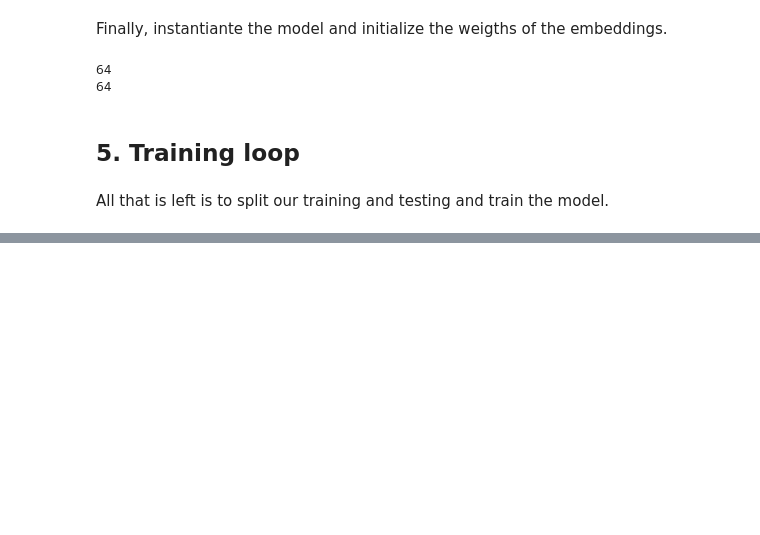
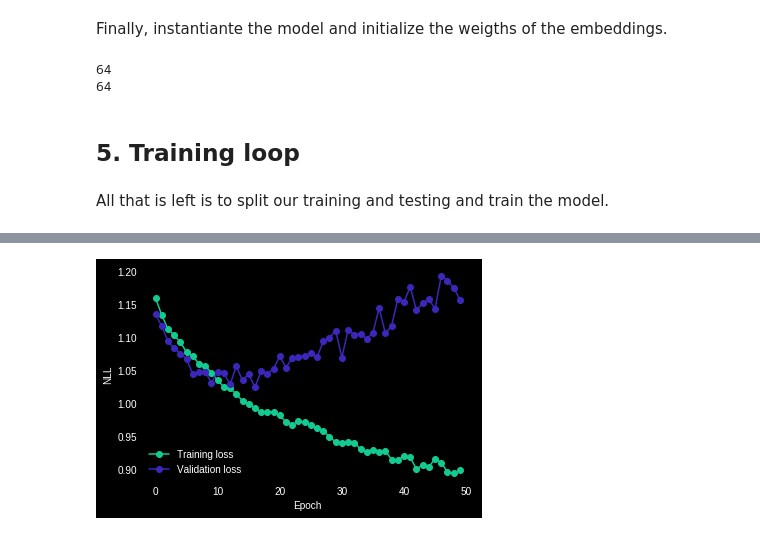
Before and after one commit to carrascomj/drastic, a Jupyter notebook: notebooks/RNN_2000each_window_overlapping.ipynb, the cells around one changed output, grey strips where cells are left out. Cells and saved outputs as stored; diff of their text form; code cells hidden in the pictures; blank space fills up the shorter version.

```diff
--- a/notebooks/RNN_2000each_window_overlapping.ipynb
+++ b/notebooks/RNN_2000each_window_overlapping.ipynb
@@ -545,0 +607,4 @@ KeyboardInterrupt: ignored
+# %%
+plot_network(all_epochs, all_train_loss, all_val_loss) # with regularization
+# %% [output]
+[figure, added]
```
Also changed, not shown: parts of 11 cells of this notebook, 3 other files.
